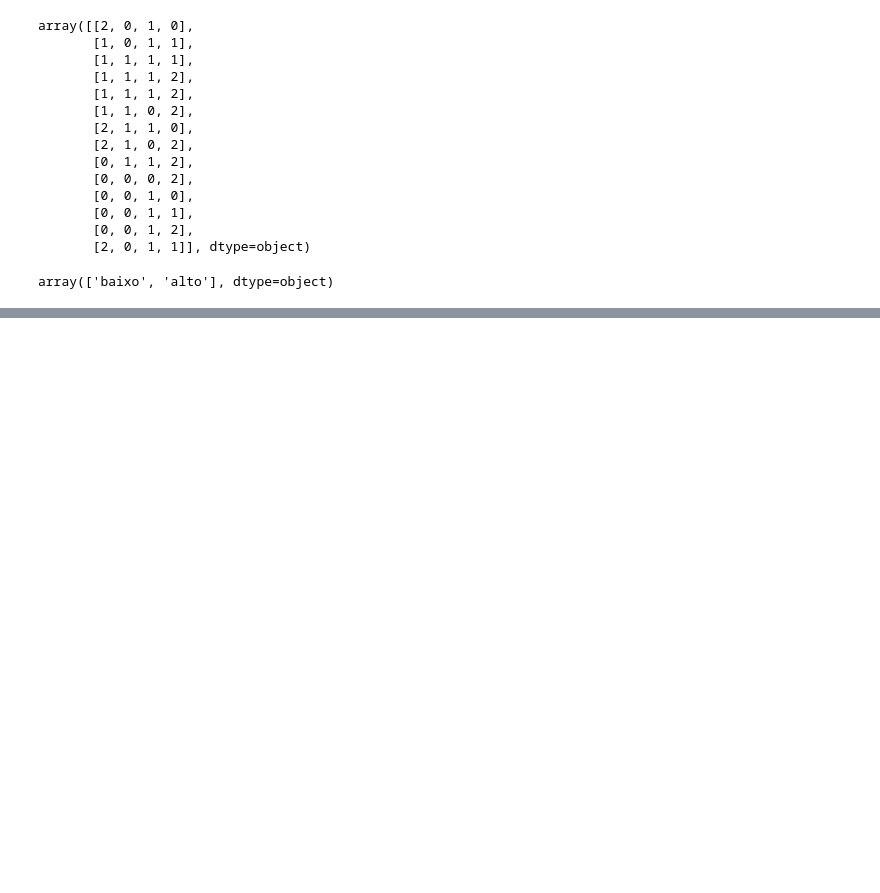
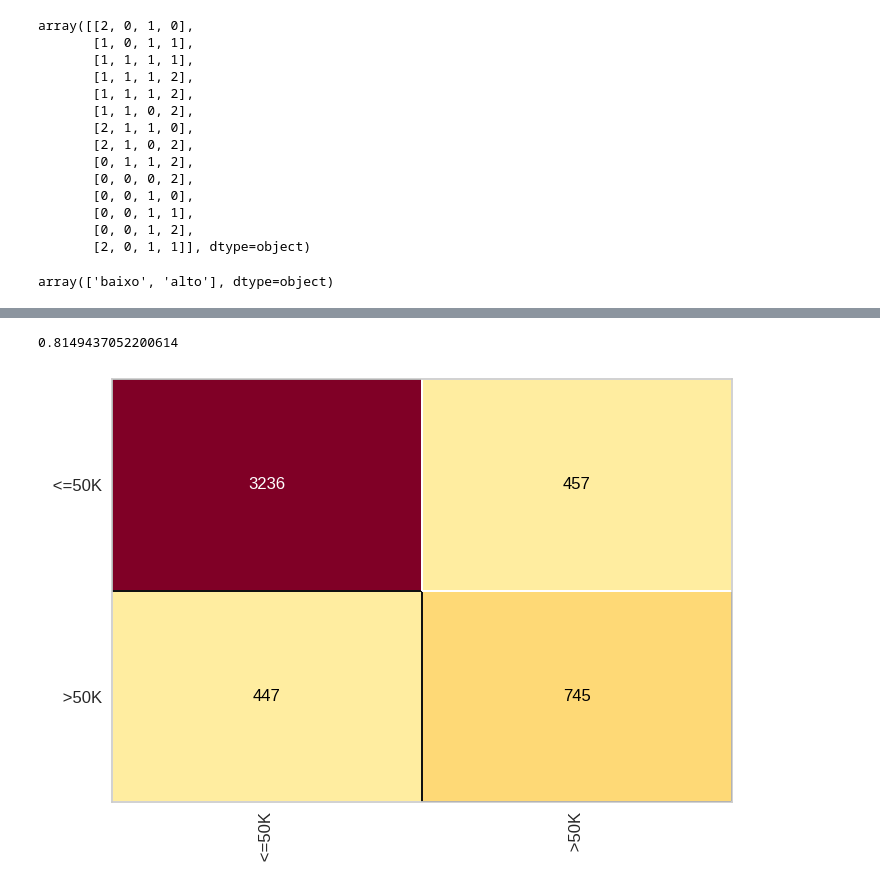
Before and after one commit to httpsdfaa/science-data-studies, a Jupyter notebook: machine-learning-az/machine_learning_course/árvore-decisão/arvore-decisao-code.ipynb, the cells around one changed output, grey strips where cells are left out. Cells and saved outputs as stored; diff of their text form; code cells hidden in the pictures; blank space fills up the shorter version.

```diff
--- a/machine-learning-az/machine_learning_course/árvore-decisão/arvore-decisao-code.ipynb
+++ b/machine-learning-az/machine_learning_course/árvore-decisão/arvore-decisao-code.ipynb
@@ -93,0 +154,7 @@ array(['baixo', 'alto'], dtype=object)
+# %%
+cm = ConfusionMatrix(arvore_census)
+cm.fit(x_census_train, y_census_train)
+cm.score(x_census_test, y_census_test)
+# %% [output]
+0.8149437052200614
+[figure, added]
```
Also changed, not shown: parts of 24 cells of this notebook, 2 other files.
